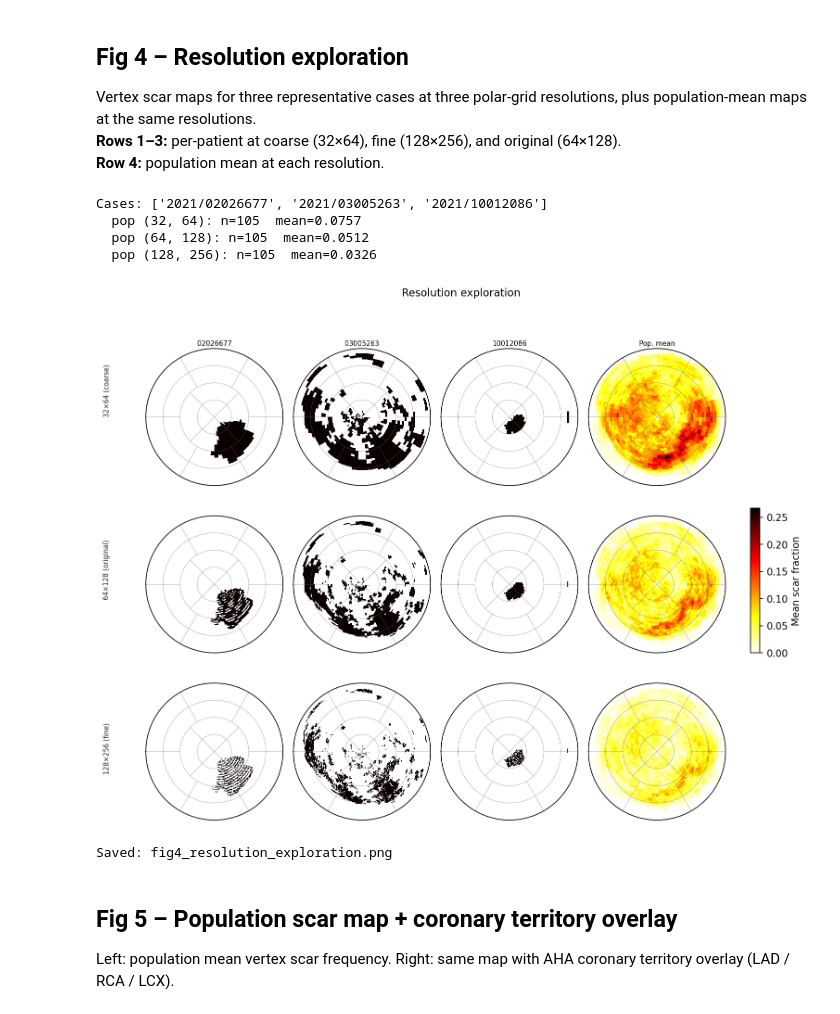
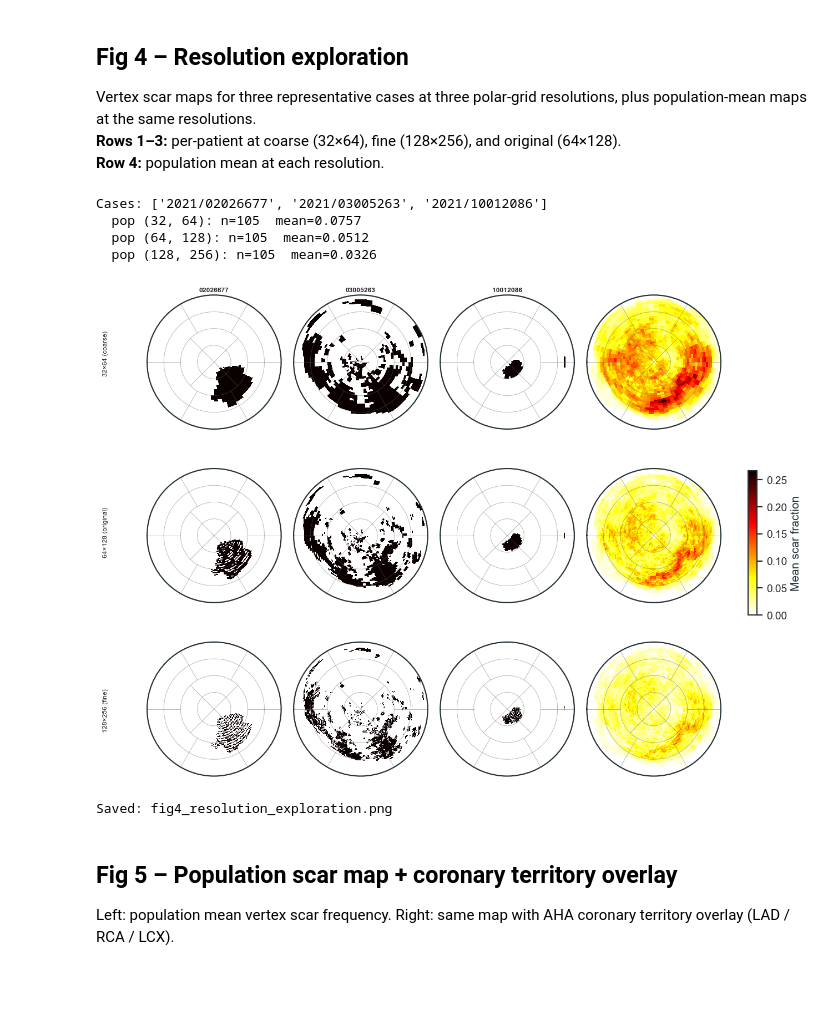
Before and after one commit to jcompanys/scar_tissue_that_I_wish_you_saw, a Jupyter notebook: lv-scar-segmentation/notebooks/F01_figures.ipynb, the cells around one changed output. Saved outputs shown, nothing was run; the diff lists cells and outputs as text; code cells hidden in the pictures; blank space fills up the shorter version.

Commit message:
Refine thesis text and figures

```diff
--- a/lv-scar-segmentation/notebooks/F01_figures.ipynb
+++ b/lv-scar-segmentation/notebooks/F01_figures.ipynb
@@ -27,20 +27,19 @@ if str(ROOT) not in sys.path:
     sys.path.insert(0, str(ROOT))
 
 from src.data_loading import scan
-from src.mesh_utils import best_shell, best_rv_mesh
+from src.mesh_utils import best_shell, best_rv_mesh, get_cz_mesh
+from src.plot_style import set_tfg_style, save_figure
 
 HD_ROOT = r'F:/RM_TEKNON_DEVELOP'
 RESULTS = ROOT / 'results'
 OUT = RESULTS / 'F01_figures'
 OUT.mkdir(parents=True, exist_ok=True)
 
-# ── optional: override with specific patient ─────────────────────────────────
 # Set to None to auto-select best candidate, or e.g. '2023/12345678'
 OVERRIDE_CASE = None
-# ─────────────────────────────────────────────────────────────────────────────
 
 pv.set_jupyter_backend('static')
-plt.rcParams['figure.dpi'] = 150
+set_tfg_style()
 
 print(f'Project root: {ROOT}')
 print(f'Output dir  : {OUT}')
@@ -486,11 +419,8 @@ fig_det, axes_det = plt.subplots(
 if _DET_N == 1:
     axes_det = axes_det[:, np.newaxis]
 
-fig_det.suptitle(f'Deterministic 1-NN retrieval — vector: "{_best_vname}"', fontsize=11)
 
 # row labels via the leftmost axes
-axes_det[0, 0].set_title('Target',          fontsize=9, fontweight='bold', pad=14)
-axes_det[1, 0].set_title('Retrieved (1-NN)', fontsize=9, fontweight='bold', pad=14)
 
 for col_i, (tgt_idx, tgt_key) in enumerate(zip(_det_idx, _det_keys)):
     mask_d         = np.ones(len(df), dtype=bool)
@@ -509,17 +439,15 @@ for col_i, (tgt_idx, tgt_key) in enumerate(zip(_det_idx, _det_keys)):
 
     # row 0 — target
     if tgt_map_d is not None:
-        draw_bullseye(tgt_map_d, axes_det[0, col_i], title=tgt_pid_d, cmap='Reds', vmax=1.0)
+        draw_bullseye(tgt_map_d, axes_det[0, col_i], title=None, cmap='Reds', vmax=1.0)
     else:
-        axes_det[0, col_i].set_title(f'{tgt_pid_d}\n(no map)', fontsize=7)
+        pass  # no map
 
     # row 1 — retrieved
     if ret_map_d is not None:
-        draw_bullseye(ret_map_d, axes_det[1, col_i],
-                      title=f'{ret_pid_d}\nd={top_dists_d[0]:.3f}', cmap='Reds', vmax=1.0)
+        draw_bullseye(ret_map_d, axes_det[1, col_i], title=None, cmap='Reds', vmax=1.0)
     else:
-        axes_det[1, col_i].set_title(
-            f'{ret_pid_d}\nd={top_dists_d[0]:.3f}\n(no map)', fontsize=7)
+        pass  # no map', fontsize=7)
 
 fig_det.savefig(OUT / f'fig2_retrieval_{_best_vname}.pdf', bbox_inches='tight')
 fig_det.savefig(OUT / f'fig2_retrieval_{_best_vname}.png', dpi=200, bbox_inches='tight')
@@ -666,11 +594,7 @@ else:
         _axes2[0][0].set_ylabel(_ROW_LABELS[0], fontsize=9, labelpad=6)
         _axes2[1][0].set_ylabel(_ROW_LABELS[1], fontsize=9, labelpad=6)
 
-    _fig2.suptitle(
-        'Axis selection: actual winner vs forced LV PC1\n'
-        'Green = chosen axis  |  Crimson = forced LV PC1  |  Red sphere = apex',
-        fontsize=10, y=1.02,
-    )
+
 
     _legend2 = [
         mpatches.Patch(color='dodgerblue',   label='RV PC1 candidate'),
@@ -909,11 +833,10 @@ _f3_vmax_cov  = _f3_pct_vmax(_f3_mean_cov,  95)
 # ── plot ──────────────────────────────────────────────────────────────────────
 _fig3, _axes3 = plt.subplots(1, 3, figsize=(17, 6.0), subplot_kw={'projection': 'polar'})
 _fig3.patch.set_facecolor('white')
-_fig3.suptitle(f'Population superposition  (n={len(_f3_keys)})', fontsize=11)
 
-_m1 = _f3_draw_bullseye(_f3_vert_freq, _axes3[0], 'Vertex scar frequency',      cmap=_F3_CMAP, vmax=_f3_vmax_vert)
+_m1 = _f3_draw_bullseye(_f3_vert_freq, _axes3[0], None,      cmap=_F3_CMAP, vmax=_f3_vmax_vert)
 _m2 = _f3_draw_bullseye(_f3_mean_area, _axes3[1], 'Mean CZ area (mm²)',    cmap=_F3_CMAP, vmax=_f3_vmax_area)
-_m3 = _f3_draw_bullseye(_f3_mean_cov,  _axes3[2], 'CZ area coverage (CZ / LV)', cmap=_F3_CMAP, vmax=_f3_vmax_cov)
+_m3 = _f3_draw_bullseye(_f3_mean_cov,  _axes3[2], None, cmap=_F3_CMAP, vmax=_f3_vmax_cov)
 
 _cbar_labels = ['Fraction of patients', 'Mean CZ area (mm²)', 'CZ area / LV area']
 for _m, _ax, _lab in zip([_m1, _m2, _m3], _axes3, _cbar_labels):
@@ -1059,7 +986,6 @@ _fig4, _axes4 = plt.subplots(
     subplot_kw={'projection': 'polar'},
 )
 _fig4.patch.set_facecolor('white')
-_fig4.suptitle('Resolution exploration', fontsize=11, y=1.02)
 
 _msh = None
 for _row, _res in enumerate(_ROW_RES):
@@ -1075,36 +1001,36 @@ for _row, _res in enumerate(_ROW_RES):
     # population mean column (col 3)
     _ax  = _axes4[_row, 3]
     _arr = _f4_pop.get(_res)
-    _ttl = 'Pop. mean' if _row == 0 else ''
+    _ttl = ''
     if _arr is not None:
         _msh = _f4_draw(_ax, _arr, title=_ttl, cmap='hot_r', vmax=_f4_vmax_pop)
     else:
         _ax.set_title('N/A', fontsize=6)
 
 # row labels on the left
 for _lbl, _y in zip(_ROW_LBLS, [0.83, 0.50, 0.17]):
     _fig4.text(0.01, _y, _lbl, fontsize=7, va='center', rotation=90,
                ha='center', color='#222')
 
 plt.tight_layout(rect=[0.05, 0, 0.88, 1])
 
 # colorbar spanning one row height, centered vertically
 if _msh is not None:
     _one_row_h = 0.80 / 3          # ≈ 0.267 — height of one subplot row
     _cbar_bot  = 0.08 + 0.80 / 2 - _one_row_h / 2   # centred on middle row
     _cbar_ax = _fig4.add_axes([0.90, _cbar_bot, 0.013, _one_row_h])
     _fig4.colorbar(_msh, cax=_cbar_ax, label='Mean scar fraction')
 
 _f4_path = OUT / 'fig4_resolution_exploration.png'
 _fig4.savefig(_f4_path, dpi=150, bbox_inches='tight', facecolor='white')
 plt.show()
 print(f'Saved: {_f4_path.name}')
 # %% [output]
 Cases: ['2021/02026677', '2021/03005263', '2021/10012086']
   pop (32, 64): n=105  mean=0.0757
   pop (64, 128): n=105  mean=0.0512
   pop (128, 256): n=105  mean=0.0326
-[figure, old version]
+[figure, new version]
 Saved: fig4_resolution_exploration.png
 # %% [markdown]
 ## Fig 5 – Population scar map + coronary territory overlay
```
Also changed, not shown: parts of 12 cells of this notebook, 22 other files.
